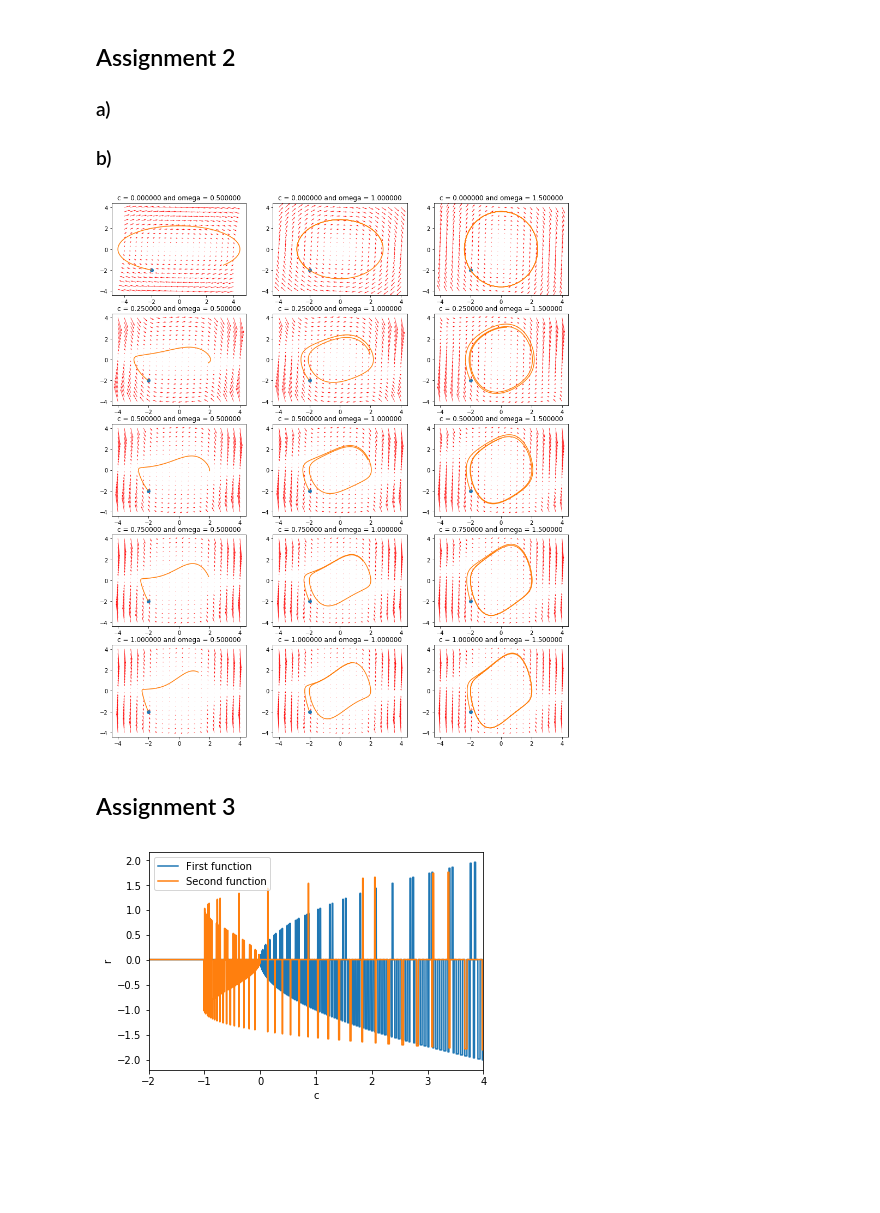
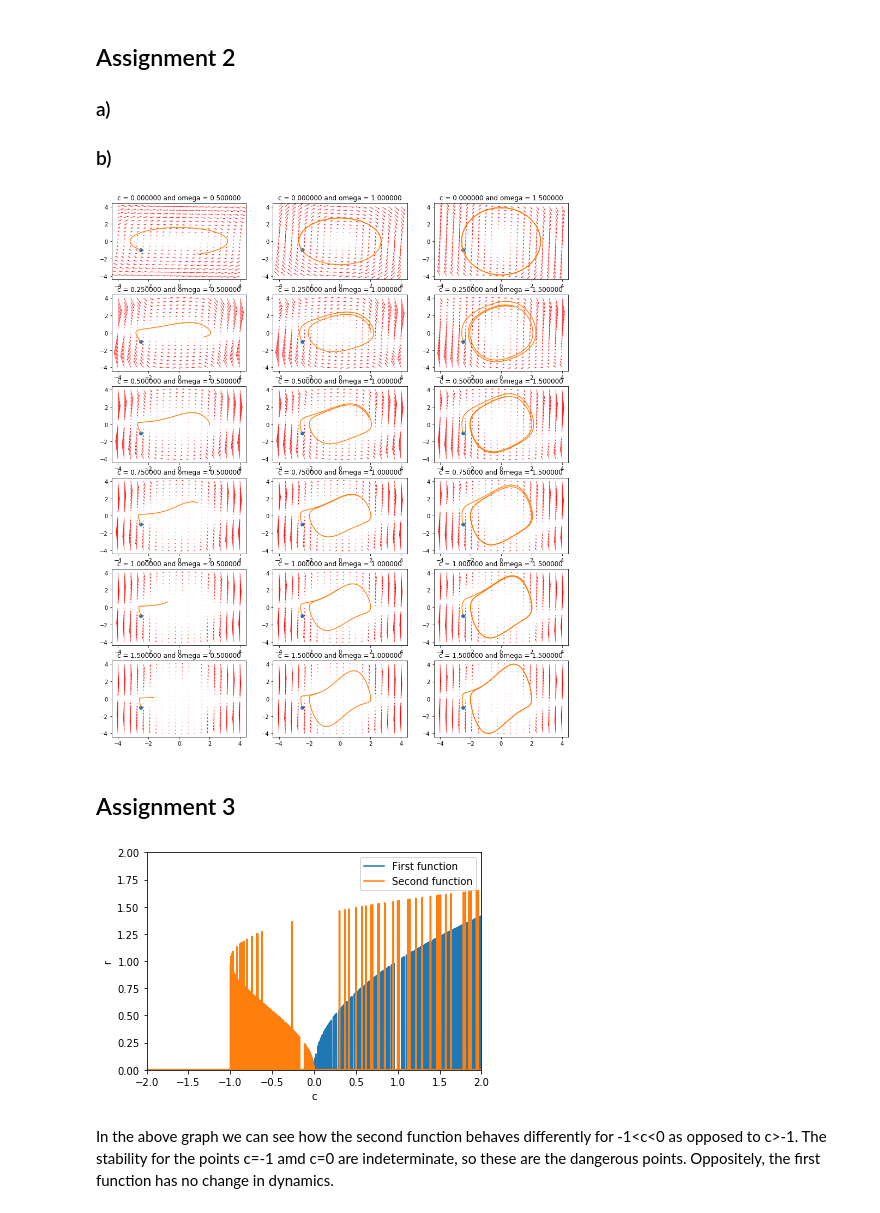
Before and after one commit to StefanIacob/CN_homework, a Jupyter notebook: Week_2/Week 2.ipynb, the cells around one changed output. Saved outputs shown, nothing was run; the diff lists cells and outputs as text; code cells hidden in the pictures; blank space fills up the shorter version.

```diff
--- a/Week_2/Week 2.ipynb
+++ b/Week_2/Week 2.ipynb
@@ -24,9 +24,9 @@ import math
 
 ### b)
 # %%
-C = [0, 0.25, 0.5, 0.75, 1]
+C = [0, 0.25, 0.5, 0.75, 1, 1.5]
 Omega = [0.5, 1, 1.5]
-y_start = np.array([-2,-2])
+y_start = np.array([-2.5,-1])
 c_i = 0
 om_i = 0
 f = plt.figure(figsize=(15,18))
@@ -75,42 +75,45 @@ for c in C:
         om_i += 1
     c_i += 1
 # %% [output]
-[figure, old version]
+[figure, new version]
 # %% [markdown]
 ## Assignment 3
 # %%
 def plot_radius(r_prime, plot_title, theta_prime=2*math.pi):
-    c_vals = np.linspace(-6.0, 6.0, 12000)
-    r_vals = np.linspace(-2.0, 2.0, 200)
+    c_vals = np.linspace(-2.0, 2.0, 2000)
+    r_vals = np.linspace(-2.0, 2.0, 2000)
     steady_state_solutions = []
 
     # For all C values
     for c in c_vals:
         r_prime_vals = r_prime(r_vals, c)
 
         # Find the value where the derivative of r is closest to 0
         solution_index = np.where(r_prime_vals == min(r_prime_vals, key=lambda x:abs(x)))
         solution = r_vals[solution_index]
 
         steady_state_solutions.append(solution)
 
     plt.plot(c_vals, steady_state_solutions, label=plot_title)
     plt.xlabel('c')
     plt.ylabel('r')
-    plt.xlim(-2, 4)
+    plt.xlim(-2, 2)
+    plt.ylim(0,2)
     plt.legend()
 
     return plt
 
 
 def r_prime1(r, c):
     return r*(c - r**2)
 
 def r_prime2(r, c):
     return r*(c + 2*r**2 - r**4)
 
 plot_radius(r_prime1, 'First function')
 plot_radius(r_prime2, 'Second function')
 plt.show()
 # %% [output]
-[figure, old version]
+[figure, new version]
+# %% [markdown]
+In the above graph we can see how the second function behaves differently for -1<c<0 as opposed to c>-1. The stability for the points c=-1 amd c=0 are indeterminate, so these are the dangerous points. Oppositely, the first function has no change in dynamics.
```
Also changed, not shown: parts of 1 cell of this notebook.
